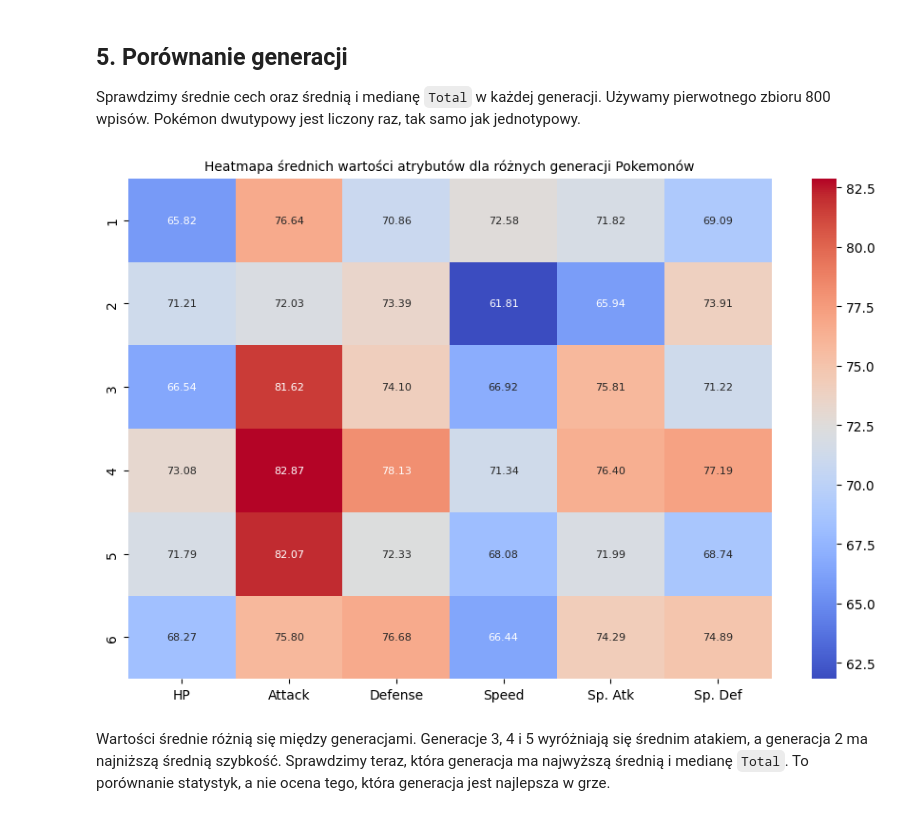
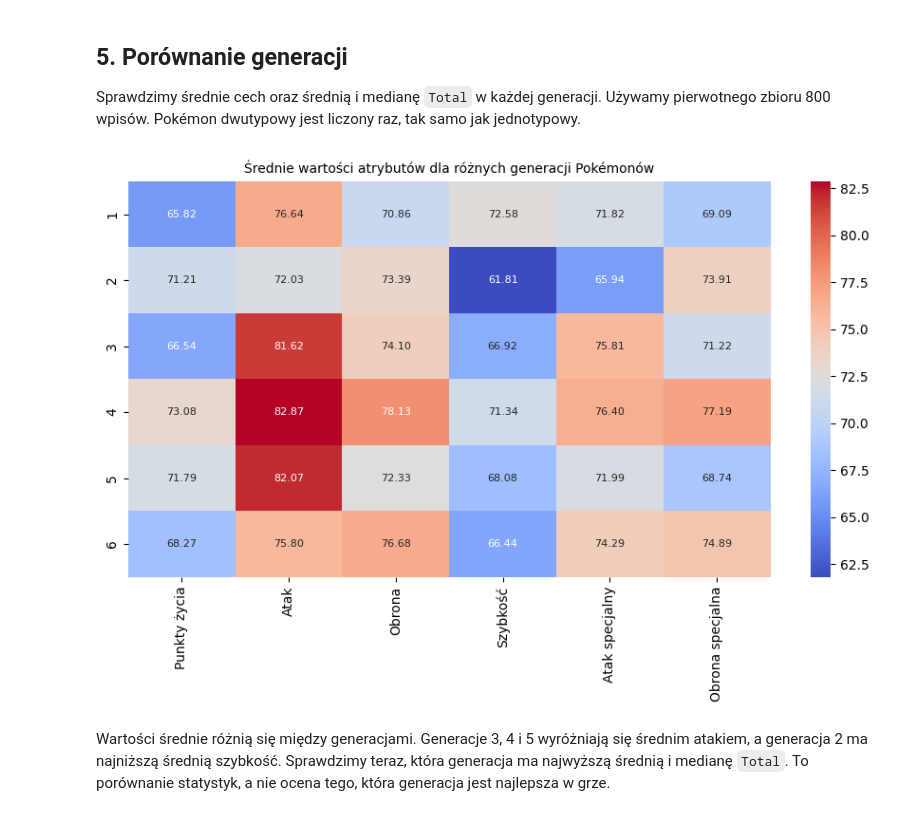
Before and after one commit to Kubix-commits/Wizualizacja-Danych, a Jupyter notebook: Projekt - wizualizacja/Wnioskowanie statystyczne.ipynb, the cells around one changed output. Drawn from its saved outputs; the diff is of its cells as text; code cells hidden in the pictures.

Commit message:
Dodano analizę ewolucji Pokémonów i uporządkowano prezentację wyników oraz opisy

```diff
--- a/Projekt - wizualizacja/Wnioskowanie statystyczne.ipynb
+++ b/Projekt - wizualizacja/Wnioskowanie statystyczne.ipynb
@@ -178,12 +206,12 @@ Poza `Type 2` nie ma pustych pól. Puste pola w tej kolumnie zostawiamy, poniewa
 ## 2. Pokémony jednotypowe i dwutypowe oraz zależności między cechami
 # %%
 # Porównujemy wpisy z drugim typem i bez niego
-dane['Type2Exists'] = dane['Type 2'].notna()
-checking_variables = ['HP', 'Attack', 'Defense', 'Speed', 'Sp. Atk', 'Sp. Def', 'Total']
+dane['ma_drugi_typ'] = dane['Type 2'].notna()
+porownywane_cechy = ['HP', 'Attack', 'Defense', 'Speed', 'Sp. Atk', 'Sp. Def', 'Total']
 plt.figure(figsize=(12, 9))
-for i, cecha in enumerate(checking_variables):
+for i, cecha in enumerate(porownywane_cechy):
     plt.subplot(3, 3, i + 1)
-    sns.boxplot(data=dane, x='Type2Exists', y=cecha, order=[False, True])
+    sns.boxplot(data=dane, x='ma_drugi_typ', y=cecha, order=[False, True])
     plt.title(nazwy_cech[cecha])
     plt.xlabel('')
     plt.xticks([0, 1], ['Jeden typ', 'Dwa typy'], fontsize=8)
@@ -309,8 +338,8 @@ dane_typy = dane_typy.melt(
 dane_typy = dane_typy.drop_duplicates(subset=['Wpis', 'Typ'])
 print('Liczba wpisów w pliku:', len(dane))
 print('Liczba przypisań do typów:', len(dane_typy))
-zmienne_wplywajace_na_total = ['Total', 'HP', 'Attack', 'Defense', 'Speed', 'Sp. Atk', 'Sp. Def']
-zsumowane_dane = dane_typy.groupby('Typ')[zmienne_wplywajace_na_total].sum().reset_index()
+kolumny_statystyk = ['Total', 'HP', 'Attack', 'Defense', 'Speed', 'Sp. Atk', 'Sp. Def']
+zsumowane_dane = dane_typy.groupby('Typ')[kolumny_statystyk].sum().reset_index()
 # %% [output]
 Liczba wpisów w pliku: 800
 Liczba przypisań do typów: 1214
@@ -446,15 +477,15 @@ Są to liczby Pokémonów mających dany typ w tym zbiorze. Pokémon dwutypowy n
 Sprawdzimy średnie cech oraz średnią i medianę `Total` w każdej generacji. Używamy pierwotnego zbioru 800 wpisów. Pokémon dwutypowy jest liczony raz, tak samo jak jednotypowy.
 # %%
 plt.figure(figsize=(9, 6))
-srednie_dane_per_generacja = dane.groupby('Generation')[zmienne_wplywajace_na_total].mean().reset_index()
-sns.heatmap(srednie_dane_per_generacja[['HP', 'Attack', 'Defense', 'Speed', 'Sp. Atk', 'Sp. Def']],
-             yticklabels=srednie_dane_per_generacja['Generation'],
+srednie_wedlug_generacji = dane.groupby('Generation')[kolumny_statystyk].mean().reset_index()
+sns.heatmap(srednie_wedlug_generacji[['HP', 'Attack', 'Defense', 'Speed', 'Sp. Atk', 'Sp. Def']].rename(columns=nazwy_cech),
+             yticklabels=srednie_wedlug_generacji['Generation'],
              xticklabels=True, cmap='coolwarm', fmt=".2f", annot=True, annot_kws={"size": 8})
-plt.title("Heatmapa średnich wartości atrybutów dla różnych generacji Pokemonów", fontsize=10)
+plt.title("Średnie wartości atrybutów dla różnych generacji Pokémonów", fontsize=10)
 plt.tight_layout()
 plt.show()
 # %% [output]
-[figure, old version]
+[figure, new version]
 # %% [markdown]
 Wartości średnie różnią się między generacjami. Generacje 3, 4 i 5 wyróżniają się średnim atakiem, a generacja 2 ma najniższą średnią szybkość. Sprawdzimy teraz, która generacja ma najwyższą średnią i medianę `Total`. To porównanie statystyk, a nie ocena tego, która generacja jest najlepsza w grze.
 # %%
```
Also changed, not shown: parts of 33 cells of this notebook, 1 other file.
